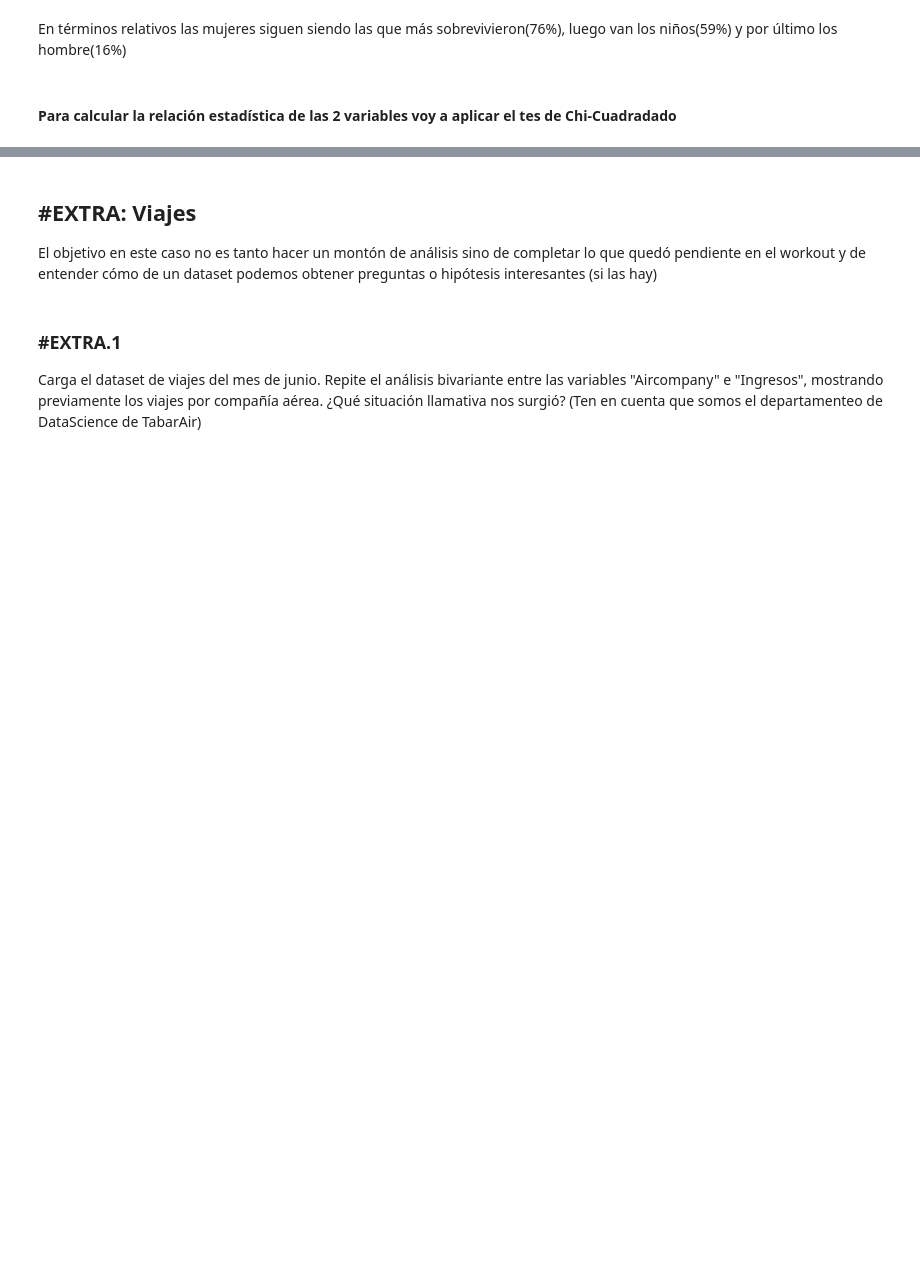
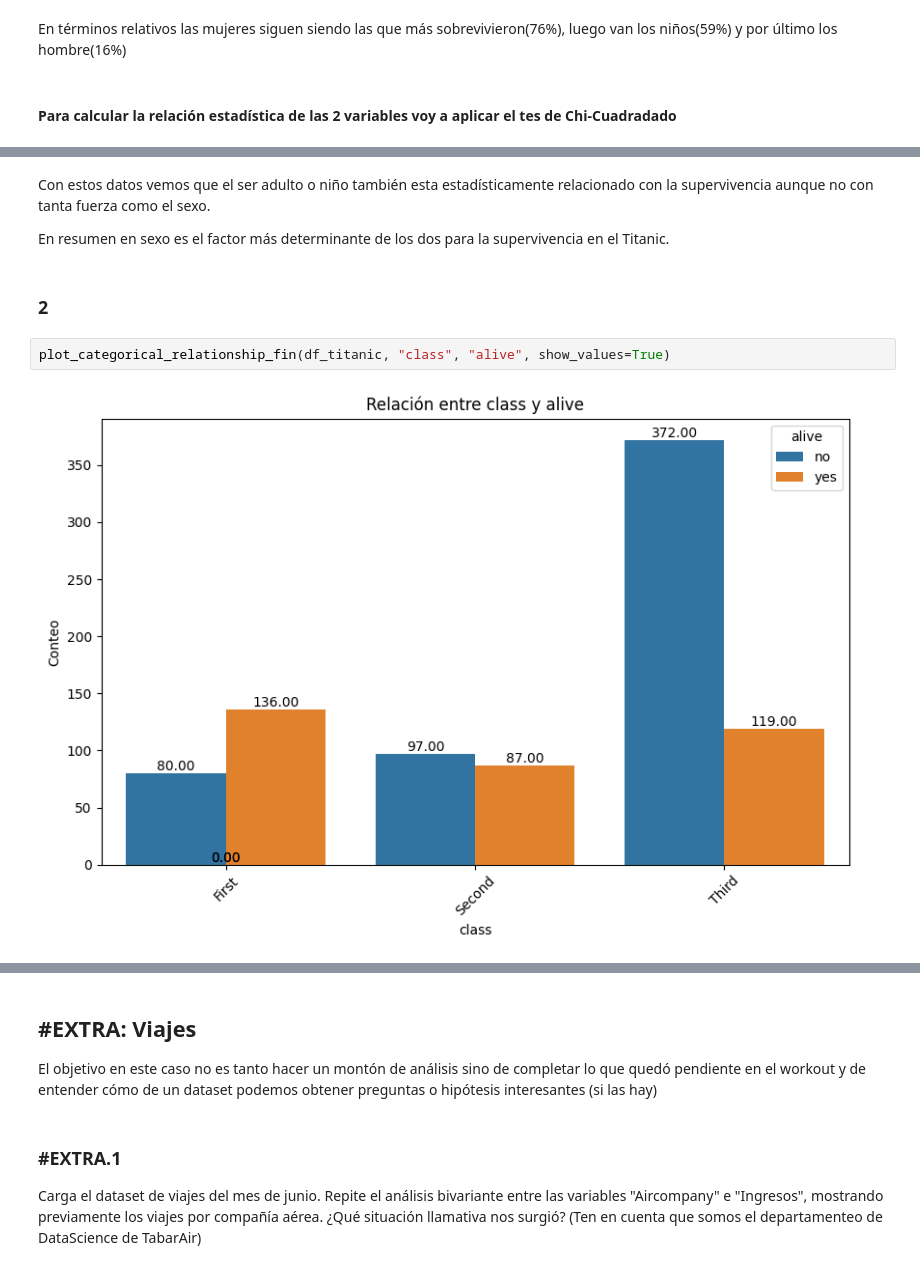
Before and after one commit to terelopdel-sketch/DS-Online-Teresa-Lopez, a Jupyter notebook: 03_Data_Analysis/Sprint_07/Unidad_02_Estadistica_Descriptiva_Multivariante/03_Practica_Obligatoria/18_Practica_Obligatoria_Multivariante.ipynb, the cells around one changed output, grey strips where cells are left out. Cells and saved outputs as stored; diff of their text form; blank space fills up the shorter version.

```diff
--- a/03_Data_Analysis/Sprint_07/Unidad_02_Estadistica_Descriptiva_Multivariante/03_Practica_Obligatoria/18_Practica_Obligatoria_Multivariante.ipynb
+++ b/03_Data_Analysis/Sprint_07/Unidad_02_Estadistica_Descriptiva_Multivariante/03_Practica_Obligatoria/18_Practica_Obligatoria_Multivariante.ipynb
@@ -205,0 +230,10 @@ Tabla de Frecuencias Esperadas:
+# %% [markdown]
+Con estos datos vemos que el ser adulto o niño también esta estadísticamente relacionado con la supervivencia aunque no con tanta fuerza como el sexo.
+
+En resumen en sexo es el factor más determinante de los dos para la supervivencia en el Titanic.
+# %% [markdown]
+### 2
+# %%
+plot_categorical_relationship_fin(df_titanic, "class", "alive", show_values=True)
+# %% [output]
+[figure, added]
```
Also changed, not shown: parts of 88 cells of this notebook.
